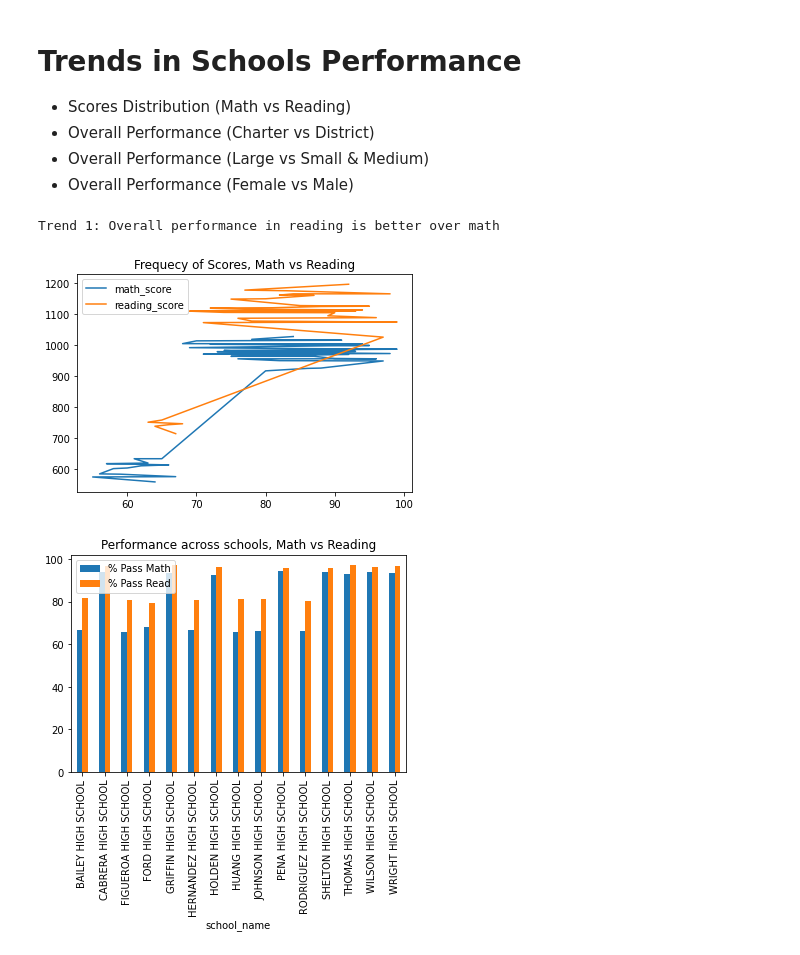
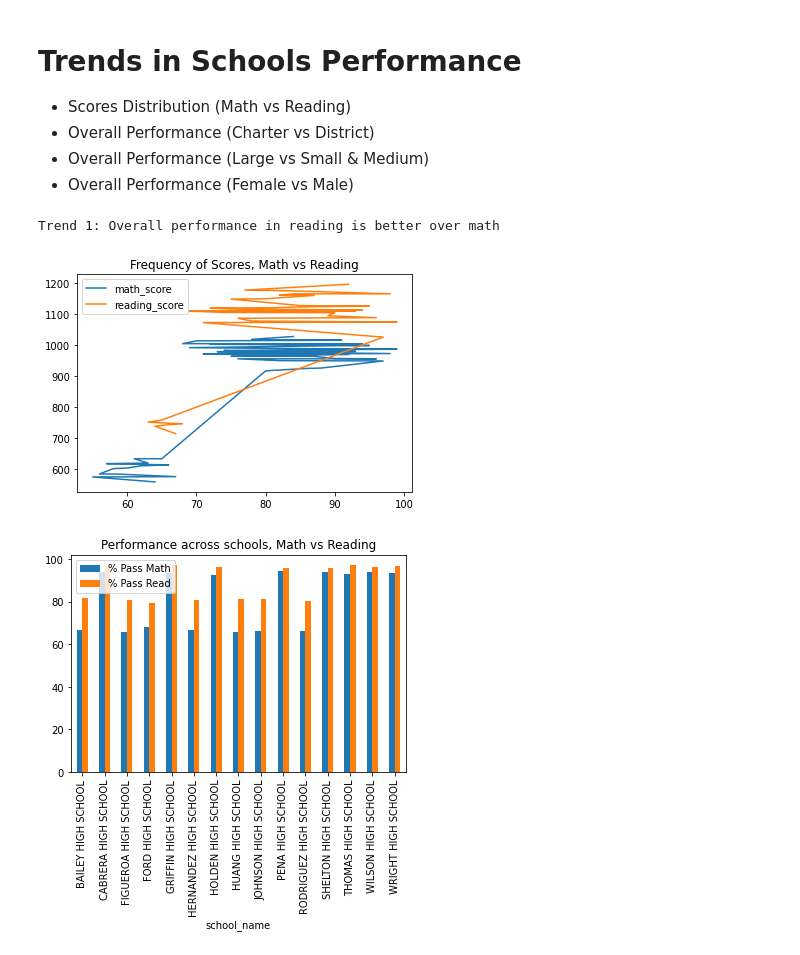
Before and after one commit to OlegRyzhkov2020/pandas-challenge, a Jupyter notebook: PyCitySchools/PyCitySchools_starter.ipynb, the cells around one changed output. Drawn from its saved outputs; the diff is of its cells as text; code cells hidden in the pictures.

```diff
--- a/PyCitySchools/PyCitySchools_starter.ipynb
+++ b/PyCitySchools/PyCitySchools_starter.ipynb
@@ -302,12 +305,12 @@ school_type_df
 # %%
 math = school_data_complete['math_score'].value_counts()
 read = school_data_complete['reading_score'].value_counts()
-math.plot(kind='line', title="Frequecy of Scores, Math vs Reading", legend = True)
+math.plot(kind='line', title="Frequency of Scores, Math vs Reading", legend = True)
 read.plot(kind='line', legend = True)
 print("\nTrend 1: Overall performance in reading is better over math\n")
 # %% [output]
 Trend 1: Overall performance in reading is better over math
-[figure, old version]
+[figure, new version]
 # %%
 sum_df.loc[sum_df.index, ['% Pass Math','% Pass Read']].plot.bar(title="Performance across schools, Math vs Reading", rot=90)
 print('\n')
```
Also changed, not shown: parts of 4 cells of this notebook, 3 other files.
